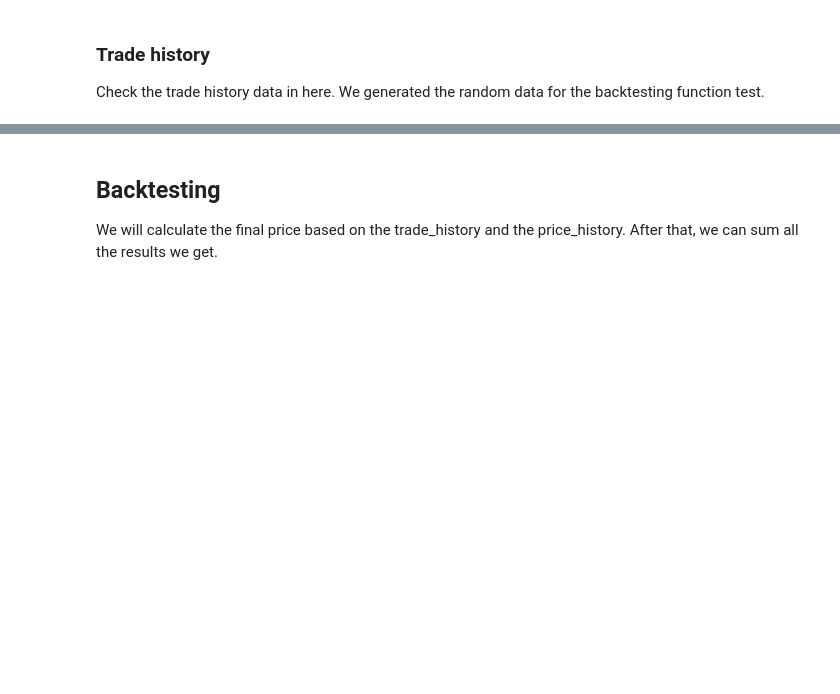
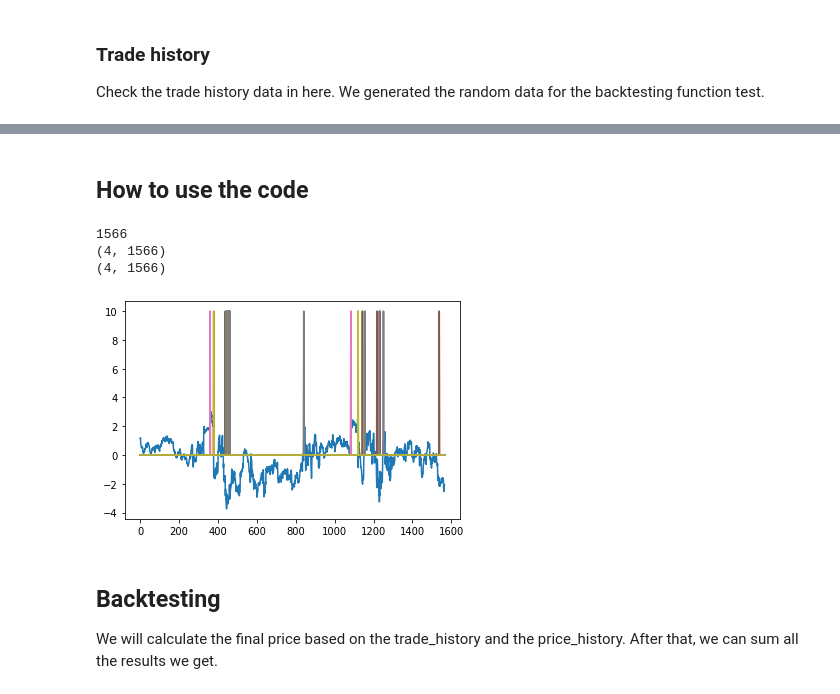
Before and after one commit to daehkim/pair-trading, a Jupyter notebook: Backtesting.ipynb, the cells around one changed output, grey strips where cells are left out. Cells and saved outputs as stored; diff of their text form; code cells hidden in the pictures; blank space fills up the shorter version.

```diff
--- a/Backtesting.ipynb
+++ b/Backtesting.ipynb
@@ -26,10 +61,10 @@ price_history.head(3)
 # %%
-# Filtering the table only for the one price history
-filter_col = [col for col in price_history if col.startswith('price_')]
-price_history = price_history[filter_col]
-price_history_2 = price_history.tail(1)
-price_history = price_history.head(1)
-print(price_history)
-print(price_history_2)
-price_history.head(3)
+# Filtering the table only for the price history
+filter_col = ['PERMNO']
+filter_col2 = [col for col in training_set if col.startswith('price_')]
+filter_col.extend(filter_col2)
+
+training_set_price = training_set[filter_col]
+training_set_price = training_set_price.drop(columns=['PERMNO'])
+training_set_price.head(3)
 # %% [output]
@@ -117,3 +254,33 @@ trade_history.head(4)
+# %% [markdown]
+## How to use the code
+# %%
+# Read the z-score history list
+with open('z_score_history.npy', 'rb') as infile:
+    z_score_history_list = np.load(infile)
+price_a_history = training_set_price.to_numpy()[0][700:]
+price_b_history = training_set_price.to_numpy()[1][700:]
+total_money = 10000
+
+# Generate the trade history about stock a and b
+trade_a_history, trade_b_history = gen_trade_history(
+    z_score_history_list[0], price_a_history, price_b_history, total_money)
+
+# Plot the graph
+T = z_score_history_list[0].shape[0]
+print(T)
+print(trade_a_history.shape)
+print(trade_b_history.shape)
+x = np.arange(T)
+plt.plot(x, z_score_history_list[0])
+for i in range(4):
+    plt.plot(x, trade_a_history[i])
+    plt.plot(x, trade_b_history[i])
+plt.show()
+# %% [output]
+1566
+(4, 1566)
+(4, 1566)
+[figure, added]
 # %% [markdown]
 ## Backtesting
 
```
Also changed, not shown: parts of 8 cells of this notebook.
